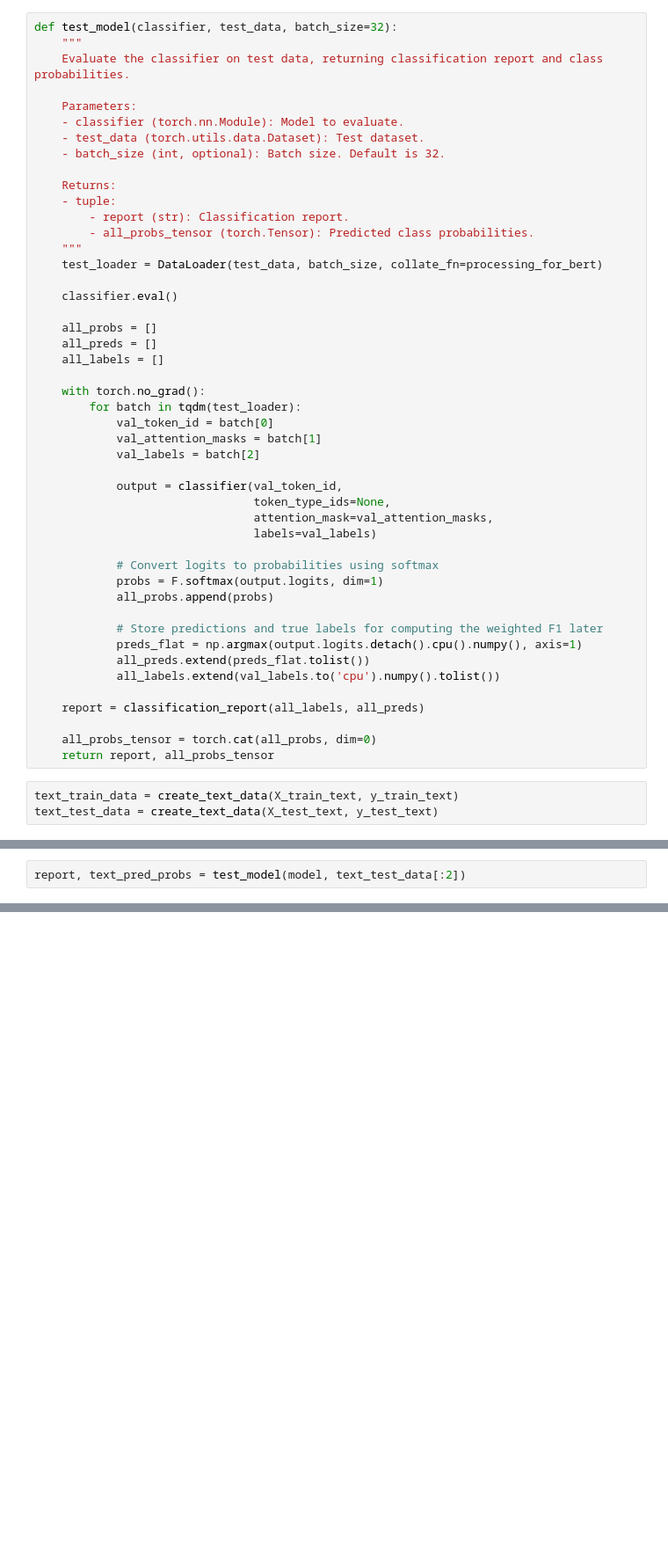
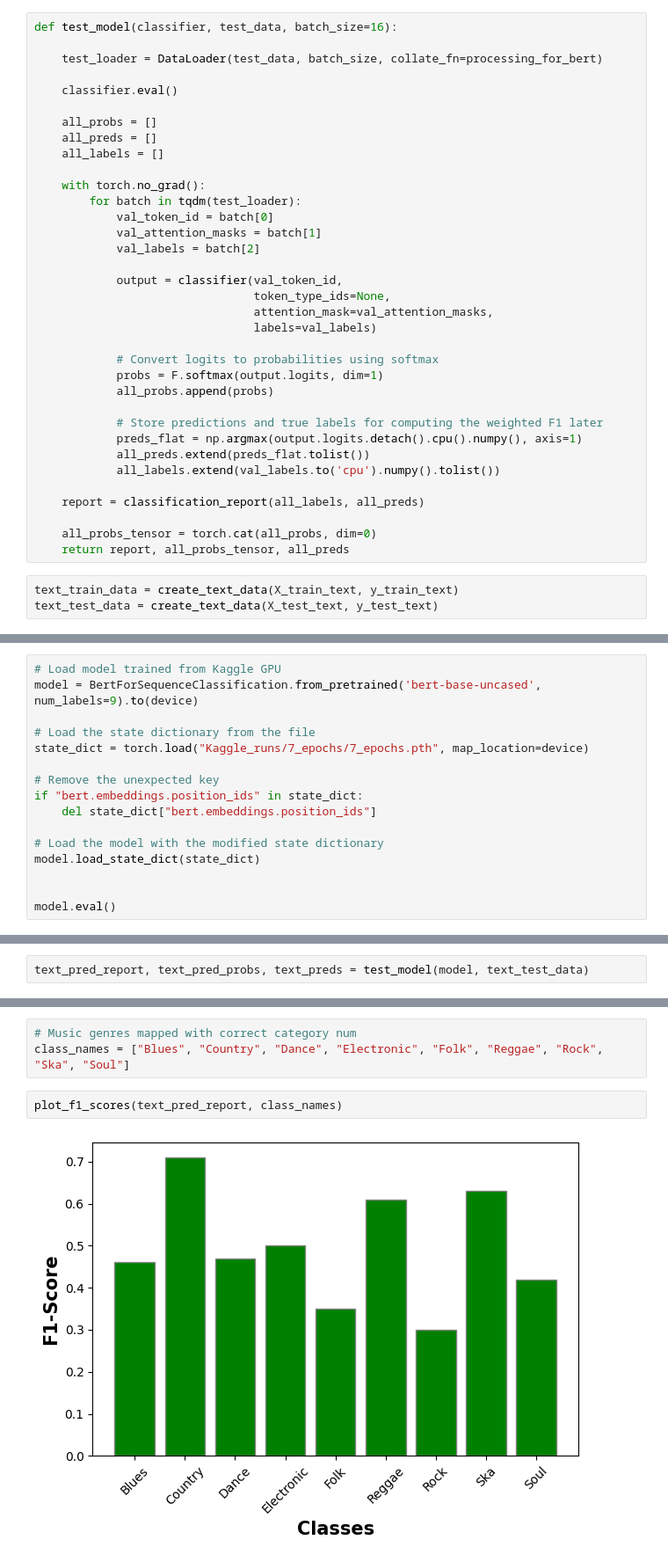
Before and after one commit to HanBiru/text_mining_project-TDDE16, a Jupyter notebook: Classification.ipynb, the cells around one changed output, grey strips where cells are left out. Shown: that part at 88% size. Saved outputs shown, nothing was run; the diff lists cells and outputs as text; blank space fills up the shorter version.

```diff
--- a/Classification.ipynb
+++ b/Classification.ipynb
@@ -484,20 +581,8 @@ def train_model(train_data, n_epochs=1, batch_size=32, lr=1e-5):
 
     return classifier
 # %%
-def test_model(classifier, test_data, batch_size=32):
-    """
-    Evaluate the classifier on test data, returning classification report and class probabilities.
+def test_model(classifier, test_data, batch_size=16):
 
-    Parameters:
-    - classifier (torch.nn.Module): Model to evaluate.
-    - test_data (torch.utils.data.Dataset): Test dataset.
-    - batch_size (int, optional): Batch size. Default is 32.
-
-    Returns:
-    - tuple:
-        - report (str): Classification report.
-        - all_probs_tensor (torch.Tensor): Predicted class probabilities.
-    """
     test_loader = DataLoader(test_data, batch_size, collate_fn=processing_for_bert)
 
     classifier.eval()
@@ -529,7 +614,7 @@ def test_model(classifier, test_data, batch_size=32):
     report = classification_report(all_labels, all_preds)
 
     all_probs_tensor = torch.cat(all_probs, dim=0)
-    return report, all_probs_tensor
+    return report, all_probs_tensor, all_preds
 # %%
 text_train_data = create_text_data(X_train_text, y_train_text)
 text_test_data = create_text_data(X_test_text, y_test_text)
@@ -540,0 +623,16 @@ You should probably TRAIN this model on a down-stream task to be able to use it
+# %%
+# Load model trained from Kaggle GPU
+model = BertForSequenceClassification.from_pretrained('bert-base-uncased', num_labels=9).to(device)
+
+# Load the state dictionary from the file
+state_dict = torch.load("Kaggle_runs/7_epochs/7_epochs.pth", map_location=device)
+
+# Remove the unexpected key
+if "bert.embeddings.position_ids" in state_dict:
+    del state_dict["bert.embeddings.position_ids"]
+
+# Load the model with the modified state dictionary
+model.load_state_dict(state_dict)
+
+
+model.eval()
@@ -541,2 +659,2 @@ You should probably TRAIN this model on a down-stream task to be able to use it
 # %%
-report, text_pred_probs = test_model(model, text_test_data[:2])
+text_pred_report, text_pred_probs, text_preds = test_model(model, text_test_data)
@@ -542,0 +739,7 @@ report, text_pred_probs = test_model(model, text_test_data[:2])
+# %%
+# Music genres mapped with correct category num
+class_names = ["Blues", "Country", "Dance", "Electronic", "Folk", "Reggae", "Rock", "Ska", "Soul"]
+# %%
+plot_f1_scores(text_pred_report, class_names)
+# %% [output]
+[figure, added]
```
Also changed, not shown: parts of 47 cells of this notebook, 14 other files.
